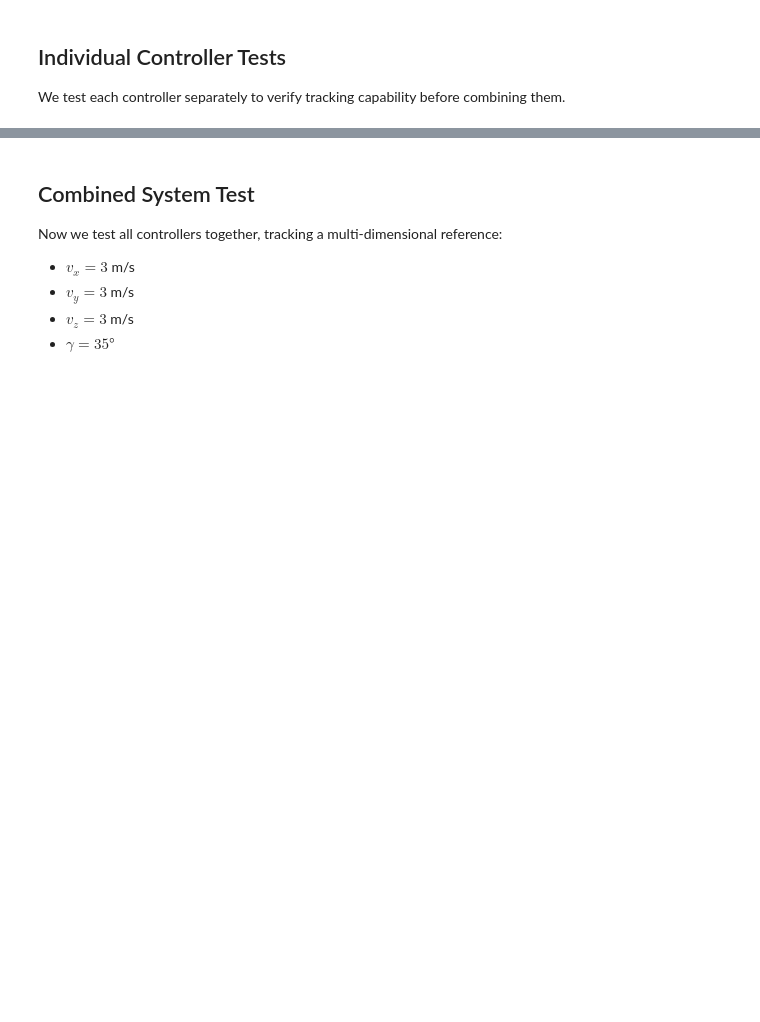
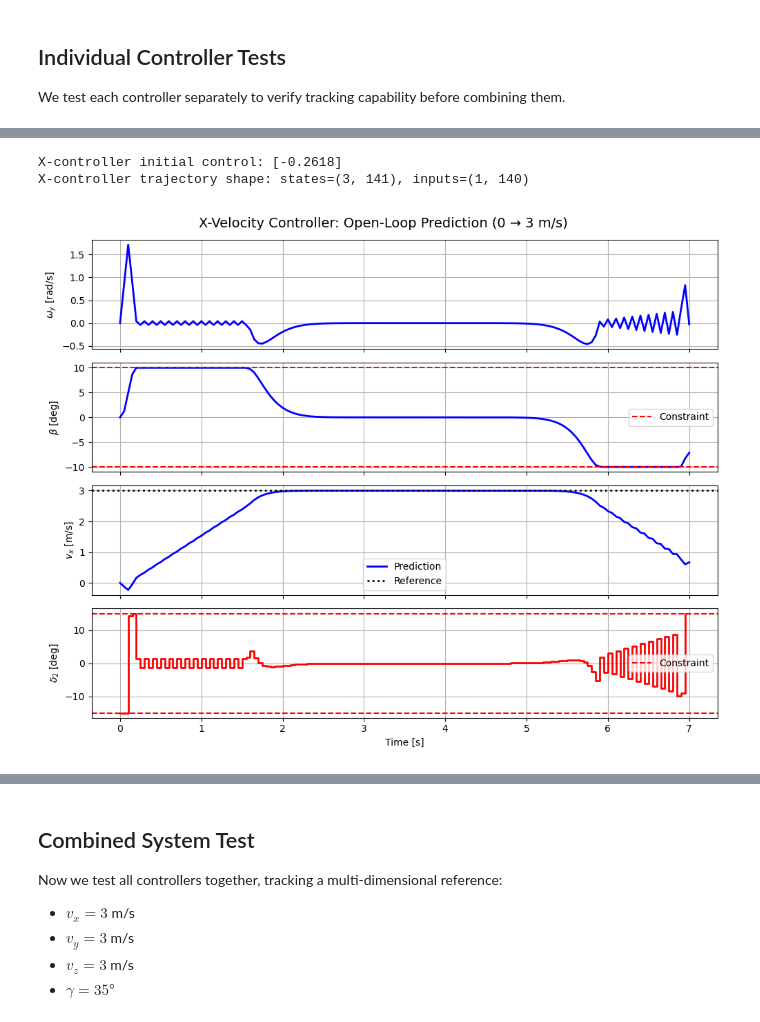
Before and after one commit to yanno27/MPC, a Jupyter notebook: project/Deliverable_3_2/Deliverable_3_2_Claude.ipynb, the cells around one changed output, grey strips where cells are left out. Saved outputs shown, nothing was run; the diff lists cells and outputs as text; code cells hidden in the pictures; blank space fills up the shorter version.

Commit message:
added open loop 3_2

```diff
--- a/project/Deliverable_3_2/Deliverable_3_2_Claude.ipynb
+++ b/project/Deliverable_3_2/Deliverable_3_2_Claude.ipynb
@@ -94,0 +99,50 @@ We test each controller separately to verify tracking capability before combinin
+# %%
+# Test X-velocity controller open-loop: 0 -> 3 m/s
+x0_x_ol = xs[mpc.mpc_x.x_ids].copy()
+x_ref_x_ol = xs.copy()
+x_ref_x_ol[mpc.mpc_x.x_ids[2]] = 3.0  # vx = 3 m/s
+
+u0_x, x_traj_x, u_traj_x = mpc.mpc_x.get_u(x0_x_ol, x_target=x_ref_x_ol)
+
+print(f"X-controller initial control: {u0_x}")
+print(f"X-controller trajectory shape: states={x_traj_x.shape}, inputs={u_traj_x.shape}")
+
+# Plot open-loop prediction
+fig, axes = plt.subplots(4, 1, figsize=(10, 8), sharex=True)
+fig.suptitle('X-Velocity Controller: Open-Loop Prediction (0 → 3 m/s)', fontsize=14)
+
+t_ol = np.arange(x_traj_x.shape[1]) * Ts
+
+axes[0].plot(t_ol, x_traj_x[0, :], 'b-', linewidth=2)
+axes[0].set_ylabel(r'$\omega_y$ [rad/s]')
+axes[0].grid(True)
+
+axes[1].plot(t_ol, np.rad2deg(x_traj_x[1, :]), 'b-', linewidth=2)
+axes[1].axhline(y=10, color='r', linestyle='--', label='Constraint')
+axes[1].axhline(y=-10, color='r', linestyle='--')
+axes[1].set_ylabel(r'$\beta$ [deg]')
+axes[1].legend()
+axes[1].grid(True)
+
+axes[2].plot(t_ol, x_traj_x[2, :], 'b-', linewidth=2, label='Prediction')
+axes[2].axhline(y=3.0, color='k', linestyle=':', linewidth=2, label='Reference')
+axes[2].set_ylabel(r'$v_x$ [m/s]')
+axes[2].legend()
+axes[2].grid(True)
+
+t_u = np.arange(u_traj_x.shape[1]) * Ts
+axes[3].step(t_u, np.rad2deg(u_traj_x[0, :]), 'r-', linewidth=2, where='post')
+axes[3].axhline(y=15, color='r', linestyle='--', label='Constraint')
+axes[3].axhline(y=-15, color='r', linestyle='--')
+axes[3].set_ylabel(r'$\delta_2$ [deg]')
+axes[3].set_xlabel('Time [s]')
+axes[3].legend()
+axes[3].grid(True)
+
+plt.tight_layout()
+plt.savefig('deliverable_3_2_x_openloop.png', dpi=150, bbox_inches='tight')
+plt.show()
+# %% [output]
+X-controller initial control: [-0.2618]
+X-controller trajectory shape: states=(3, 141), inputs=(1, 140)
+[figure, added]
```
Also changed, not shown: parts of 10 cells of this notebook.
